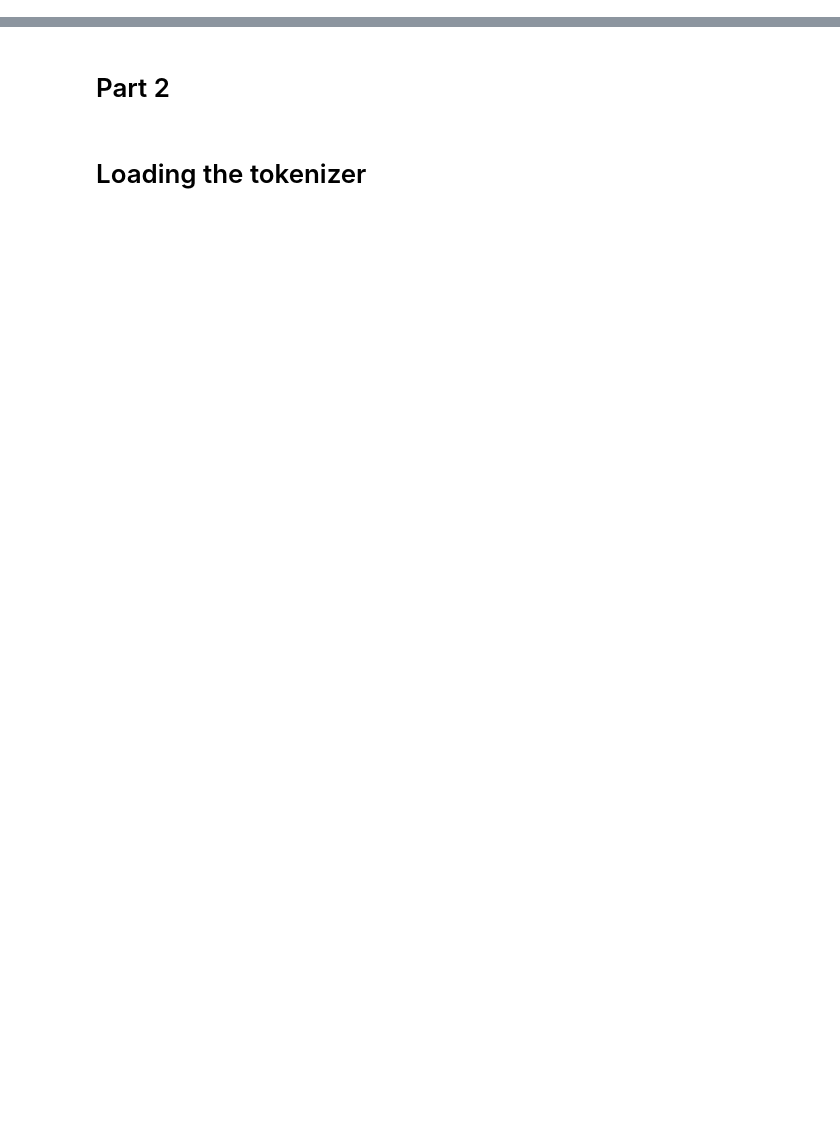
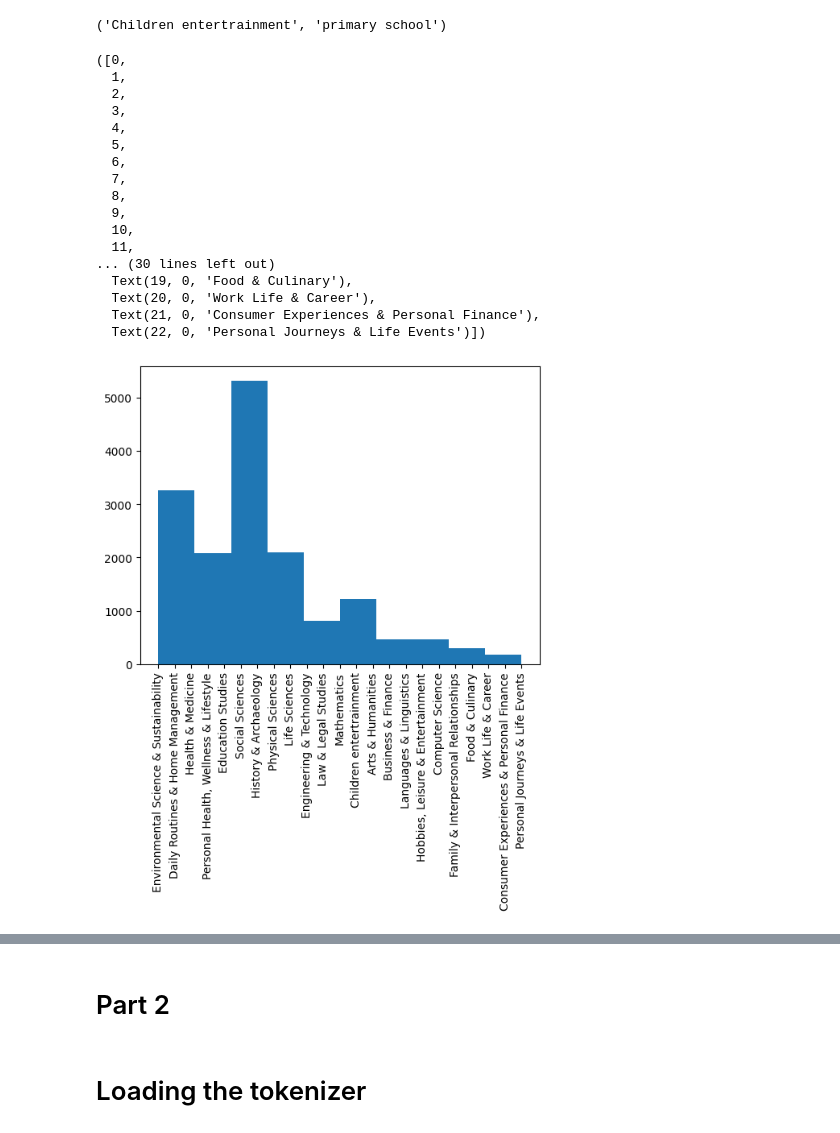
Before and after one commit to gillus/llm.c, a Jupyter notebook: data_preparation.ipynb, the cells around one changed output, grey strips where cells are left out. Saved outputs shown, nothing was run; the diff lists cells and outputs as text; code cells hidden in the pictures; blank space fills up the shorter version.

```diff
--- a/data_preparation.ipynb
+++ b/data_preparation.ipynb
@@ -353,0 +166,37 @@ Warning: Skipping empty or whitespace-only text.
+# %%
+classify_text_with_gemini("The itsy bitsy spider went up the water spout")
+# %% [output]
+('Children entertrainment', 'primary school')
+# %%
+import concurrent.futures
+import pandas as pd
+from tqdm import tqdm
+
+MAX_WORKERS = 8
+
+label_categories = [None] * len(x)
+label_degrees = [None] * len(x)
+
+
+
+with concurrent.futures.ThreadPoolExecutor(max_workers=MAX_WORKERS) as executor:
+    future_to_index = {
+        executor.submit(classify_text_with_gemini, text): i
+        for i, text in enumerate(x['text'])
+    }
+
+    for future in tqdm(concurrent.futures.as_completed(future_to_index), total=10000, desc="Classifying Text"):
+        index = future_to_index[future]
+        try:
+            result_tuple = future.result()
+            label_categories[index] = result_tuple[0]
+            label_degrees[index] = result_tuple[1]
+        except Exception as exc:
+            print(f'Row {index} generated an exception: {exc}')
+            label_categories[index] = "Error: Future Exception"
+            label_degrees[index] = "Error: Future Exception"
+# %%
+x = x.with_columns([
+    pl.Series("label_category", label_categories),
+    pl.Series("label_degree", label_degrees)
+])
@@ -353,0 +205,28 @@ Warning: Skipping empty or whitespace-only text.
+# %%
+x = x.filter((x['label_category'].is_null()==False)&
+             (x['label_degree']!="Error: API Call")&
+             (x['label_degree']!="Error: API Value")&
+             (x['label_degree']!="Error: Future Exception"))
+# %%
+import matplotlib.pyplot as plt
+plt.hist(x['label_category'])
+plt.xticks(rotation=90)
+# %% [output]
+([0,
+  1,
+  2,
+  3,
+  4,
+  5,
+  6,
+  7,
+  8,
+  9,
+  10,
+  11,
+... (30 lines left out)
+  Text(19, 0, 'Food & Culinary'),
+  Text(20, 0, 'Work Life & Career'),
+  Text(21, 0, 'Consumer Experiences & Personal Finance'),
+  Text(22, 0, 'Personal Journeys & Life Events')])
+[figure, added]
```
Also changed, not shown: parts of 27 cells of this notebook, 2 other files.
